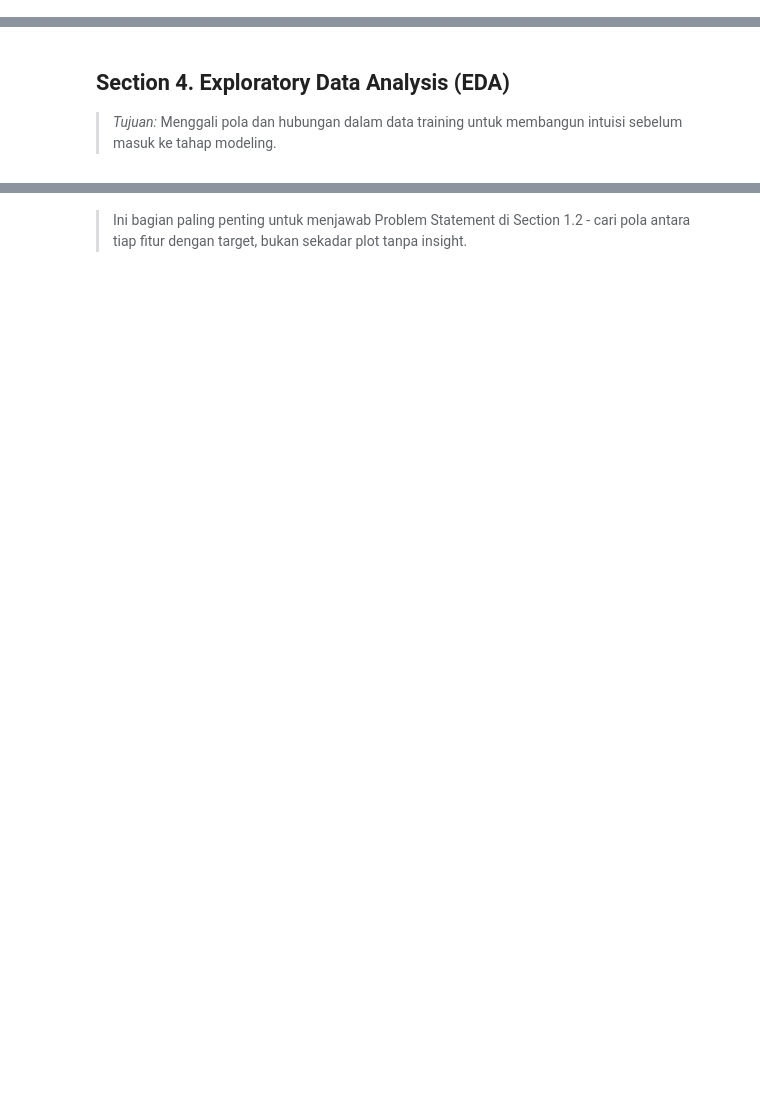
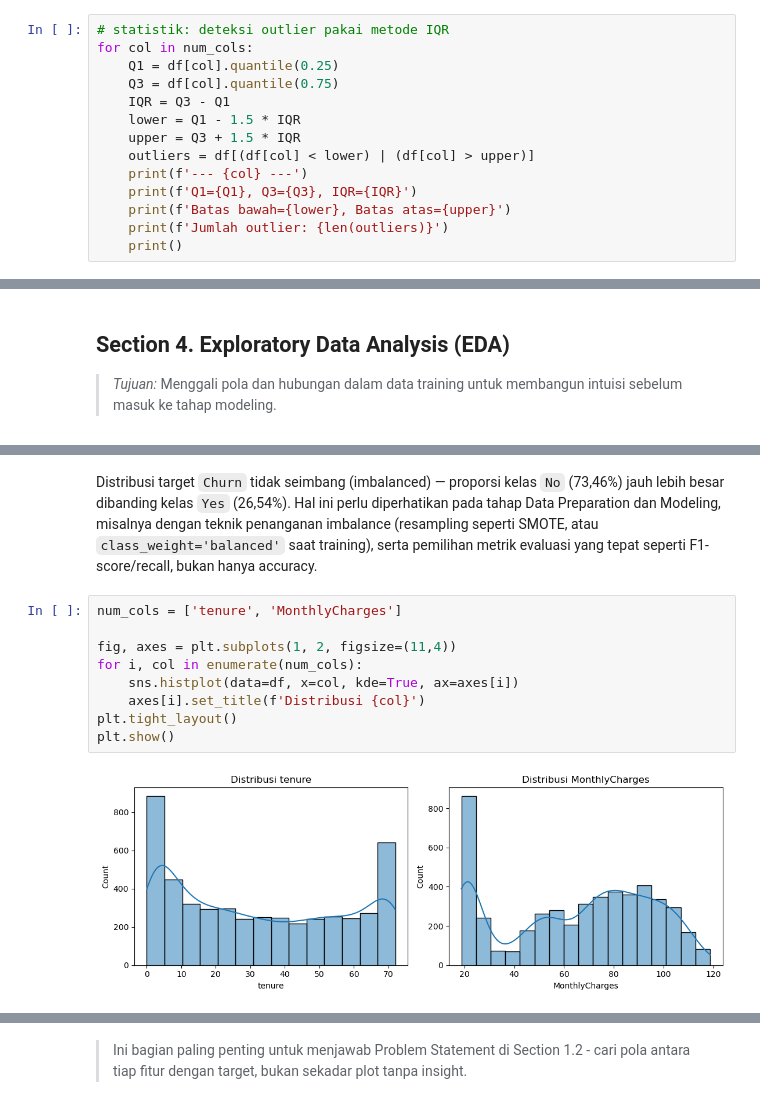
Before and after one commit to Firsaadam03/telco-churn-prediction, a Jupyter notebook: notebook/1.0-bdp-notebook.ipynb, the cells around one changed output, grey strips where cells are left out. Cells and saved outputs as stored; diff of their text form; blank space fills up the shorter version.

Commit message:
update_model

```diff
--- a/notebook/1.0-bdp-notebook.ipynb
+++ b/notebook/1.0-bdp-notebook.ipynb
@@ -281,0 +503,14 @@ df.describe(include='all')
+# %%
+# statistik: deteksi outlier pakai metode IQR
+for col in num_cols:
+    Q1 = df[col].quantile(0.25)
+    Q3 = df[col].quantile(0.75)
+    IQR = Q3 - Q1
+    lower = Q1 - 1.5 * IQR
+    upper = Q3 + 1.5 * IQR
+    outliers = df[(df[col] < lower) | (df[col] > upper)]
+    print(f'--- {col} ---')
+    print(f'Q1={Q1}, Q3={Q3}, IQR={IQR}')
+    print(f'Batas bawah={lower}, Batas atas={upper}')
+    print(f'Jumlah outlier: {len(outliers)}')
+    print()
@@ -292,0 +559,13 @@ df.describe(include='all')
+# %% [markdown]
+Distribusi target `Churn` tidak seimbang (imbalanced) — proporsi kelas `No` (73,46%) jauh lebih besar dibanding kelas `Yes` (26,54%). Hal ini perlu diperhatikan pada tahap Data Preparation dan Modeling, misalnya dengan teknik penanganan imbalance (resampling seperti SMOTE, atau `class_weight='balanced'` saat training), serta pemilihan metrik evaluasi yang tepat seperti F1-score/recall, bukan hanya accuracy.
+# %%
+num_cols = ['tenure', 'MonthlyCharges']
+
+fig, axes = plt.subplots(1, 2, figsize=(11,4))
+for i, col in enumerate(num_cols):
+    sns.histplot(data=df, x=col, kde=True, ax=axes[i])
+    axes[i].set_title(f'Distribusi {col}')
+plt.tight_layout()
+plt.show()
+# %% [output]
+[figure, added]
```
Also changed, not shown: parts of 144 cells of this notebook.
